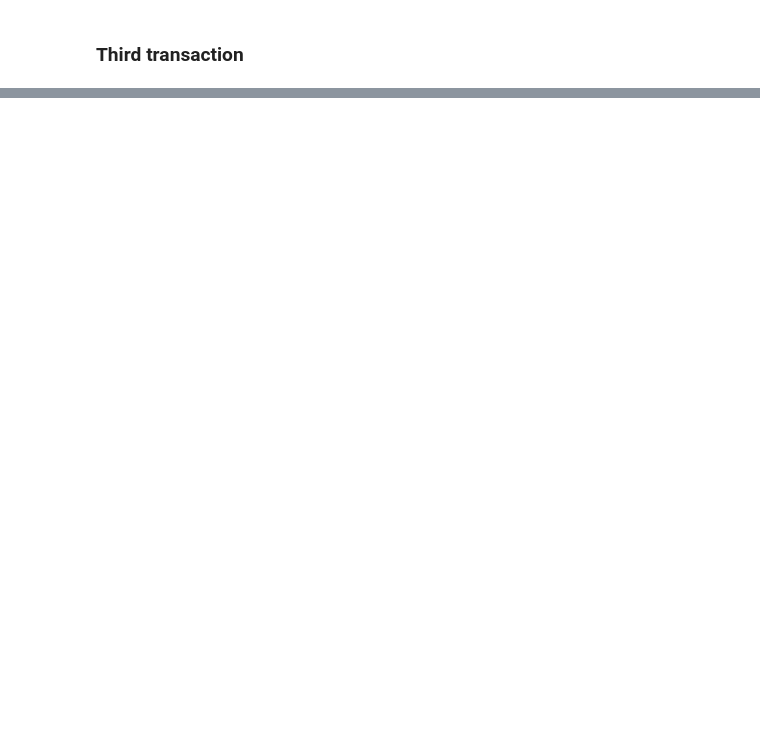
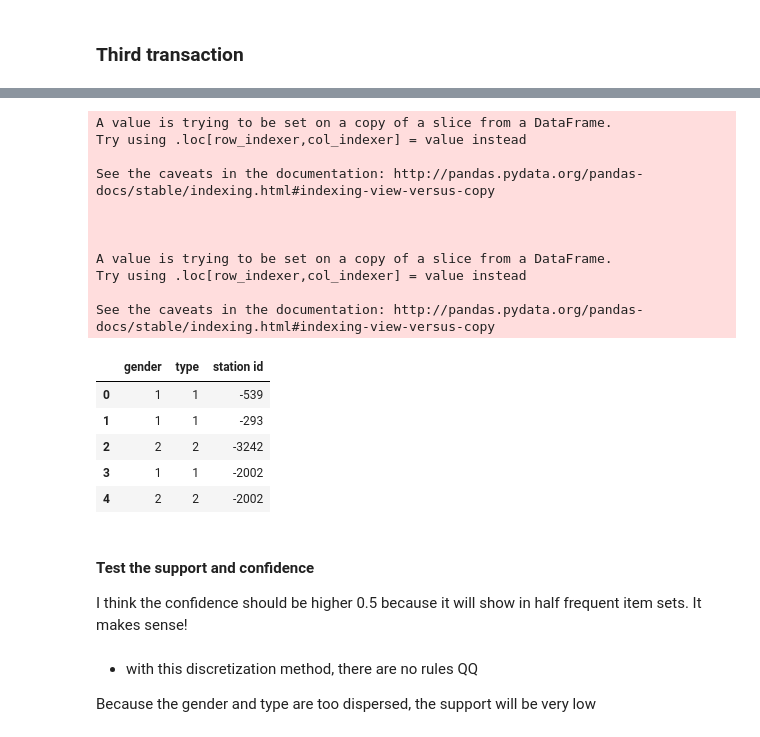
Before and after one commit to ss8651twtw/Data-Mining, a Jupyter notebook: hw1/Group3 hw1 0416077.ipynb, the cells around one changed output, grey strips where cells are left out. Cells and saved outputs as stored; diff of their text form; code cells hidden in the pictures; blank space fills up the shorter version.

Commit message:
Mining association rules

```diff
--- a/hw1/Group3 hw1 0416077.ipynb
+++ b/hw1/Group3 hw1 0416077.ipynb
@@ -476,0 +544,34 @@ The following area is ('-74.0', '40.7') and the flow is about 2000. The usage of
+# %%
+# type 2 => children, 1 => young, 2 => old
+ty = (df['birth year'] > 2002).astype(int)
+ty += (df['birth year'] >= 1952).astype(int)
+man = df[['gender']]
+man['type'] = pd.DataFrame(man)
+man['station id'] = -pd.DataFrame(df['start station id']).values
+man.head()
+# %% [output]
+A value is trying to be set on a copy of a slice from a DataFrame.
+Try using .loc[row_indexer,col_indexer] = value instead
+
+See the caveats in the documentation: http://pandas.pydata.org/pandas-docs/stable/indexing.html#indexing-view-versus-copy
+
+
+
+A value is trying to be set on a copy of a slice from a DataFrame.
+Try using .loc[row_indexer,col_indexer] = value instead
+
+See the caveats in the documentation: http://pandas.pydata.org/pandas-docs/stable/indexing.html#indexing-view-versus-copy
+|  | gender | type | station id |
+| 0 | 1 | 1 | -539 |
+| 1 | 1 | 1 | -293 |
+| 2 | 2 | 2 | -3242 |
+| 3 | 1 | 1 | -2002 |
+| 4 | 2 | 2 | -2002 |
+# %% [markdown]
+#### Test the support and confidence
+
+I think the confidence should be higher 0.5 because it will show in half frequent item sets. It makes sense!
+# %% [markdown]
+- with this discretization method, there are no rules QQ
+
+Because the gender and type are too dispersed, the support will be very low
```
Also changed, not shown: parts of 18 cells of this notebook, 1 other file.
